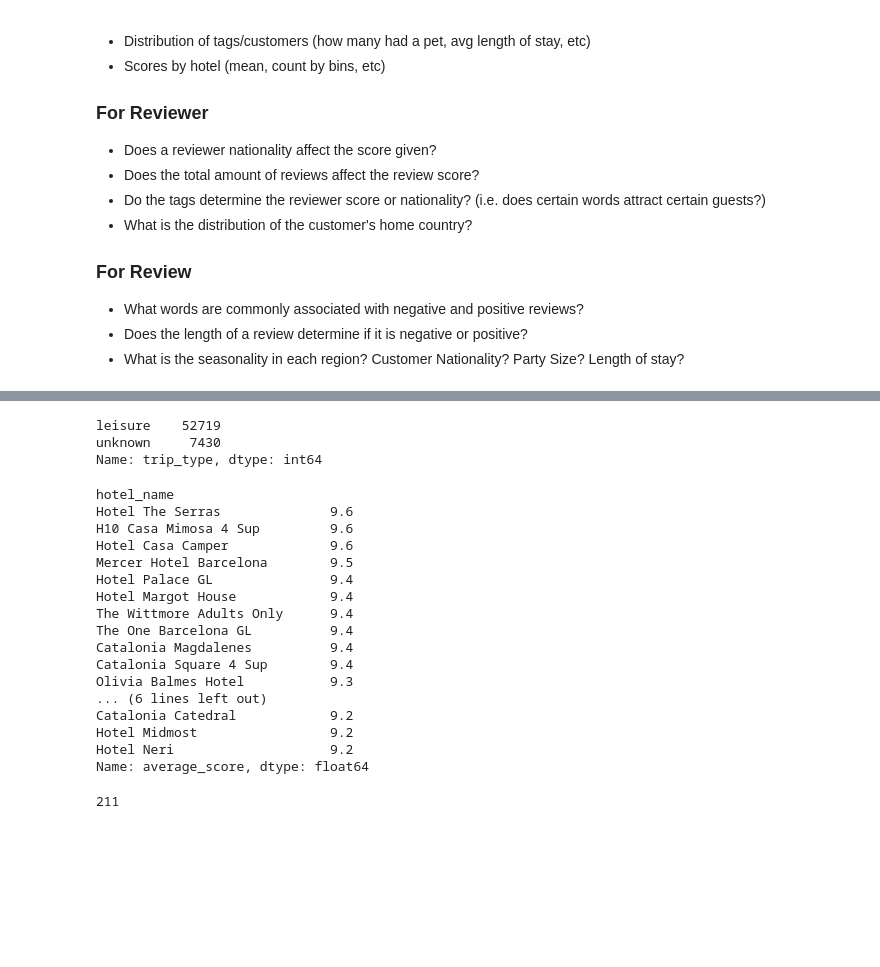
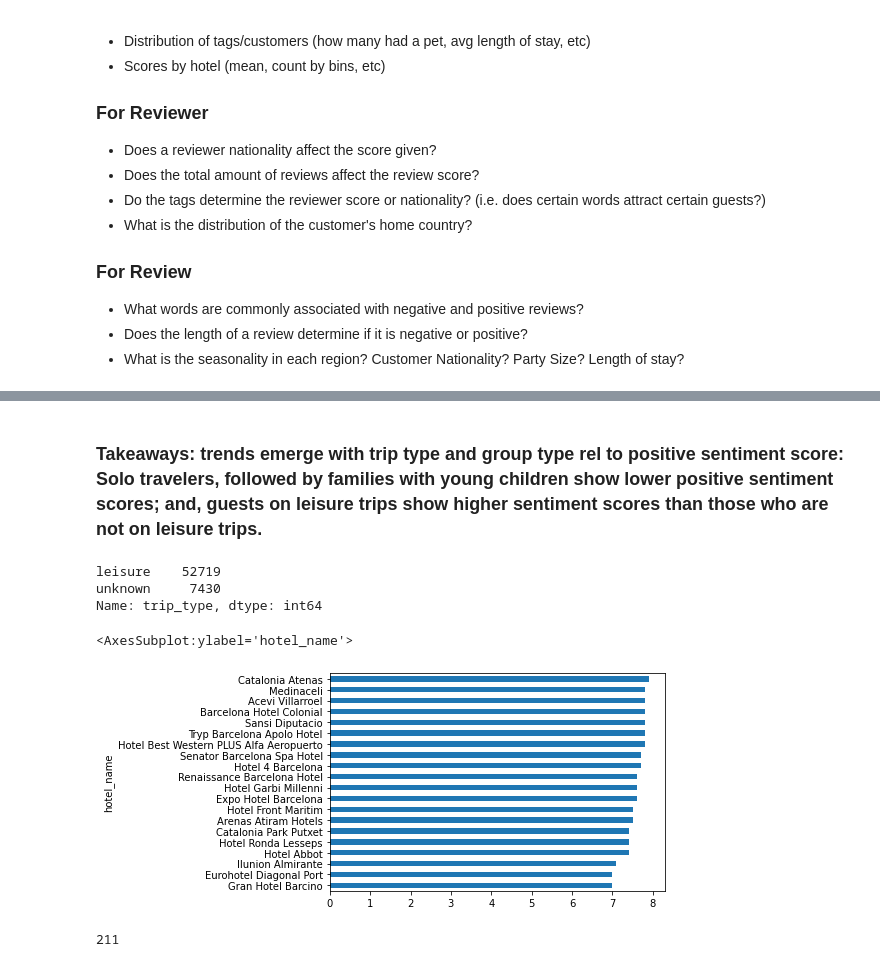
Before and after one commit to InPersonAnalysis/customer_review_capston, a Jupyter notebook: barza_milan.ipynb, the cells around one changed output, grey strips where cells are left out. Cells and saved outputs as stored; diff of their text form; code cells hidden in the pictures; blank space fills up the shorter version.

```diff
--- a/barza_milan.ipynb
+++ b/barza_milan.ipynb
@@ -107,0 +193,2 @@ sns.displot(data=barza_df, x='nights_stayed')
+# %% [markdown]
+### Takeaways: trends emerge with trip type and group type rel to positive sentiment score: Solo travelers, followed by families with young children show lower positive sentiment scores; and, guests on leisure trips show higher sentiment scores than those who are not on leisure trips.
@@ -112,25 +207,10 @@ leisure    52719
 unknown     7430
 Name: trip_type, dtype: int64
 # %%
-barza_df.groupby('hotel_name').average_score.agg('mean').sort_values(ascending=False).head(20)
+barza_df.groupby('hotel_name').average_score.agg('mean').sort_values().head(20).plot.barh()
 # %% [output]
-hotel_name
-Hotel The Serras              9.6
-H10 Casa Mimosa 4 Sup         9.6
-Hotel Casa Camper             9.6
-Mercer Hotel Barcelona        9.5
-Hotel Palace GL               9.4
-Hotel Margot House            9.4
-The Wittmore Adults Only      9.4
-The One Barcelona GL          9.4
-Catalonia Magdalenes          9.4
-Catalonia Square 4 Sup        9.4
-Olivia Balmes Hotel           9.3
-... (6 lines left out)
-Catalonia Catedral            9.2
-Hotel Midmost                 9.2
-Hotel Neri                    9.2
-Name: average_score, dtype: float64
+<AxesSubplot:ylabel='hotel_name'>
+[figure, added]
 # %%
 len(barza_df.hotel_name.value_counts())
 # %% [output]
```
Also changed, not shown: parts of 11 cells of this notebook.
